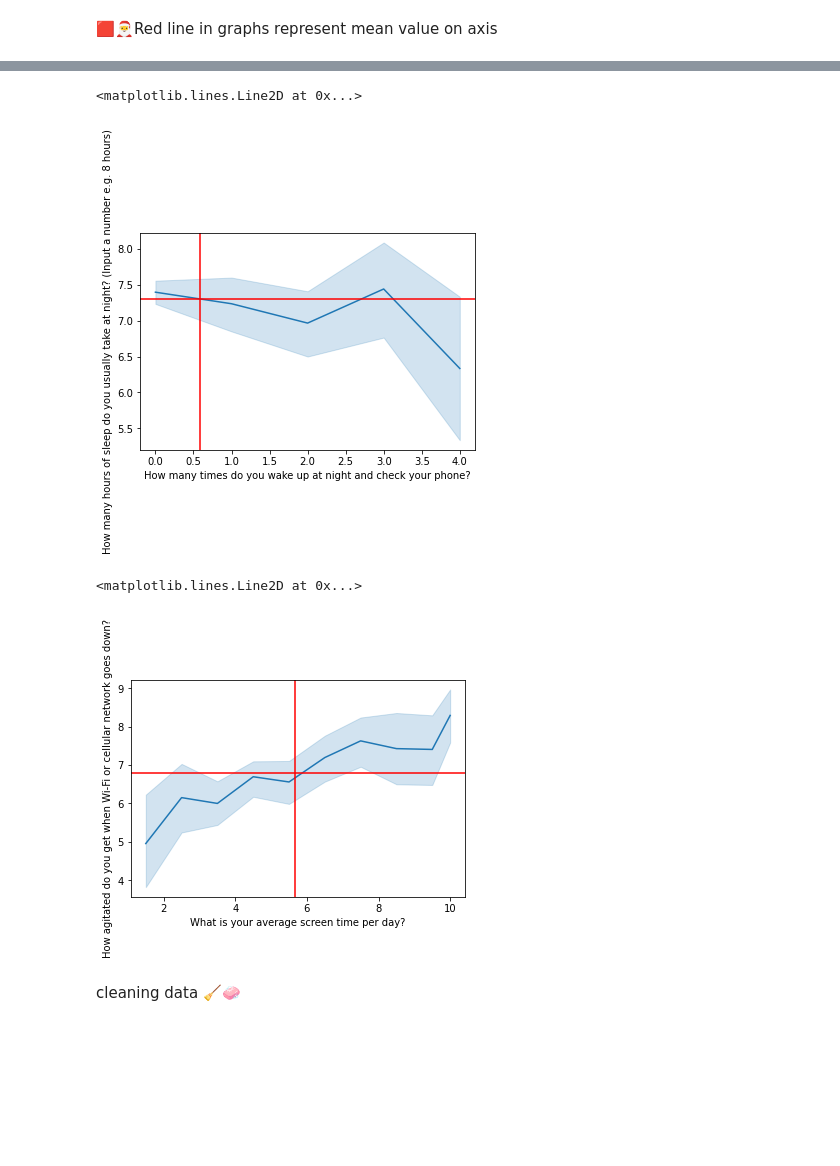
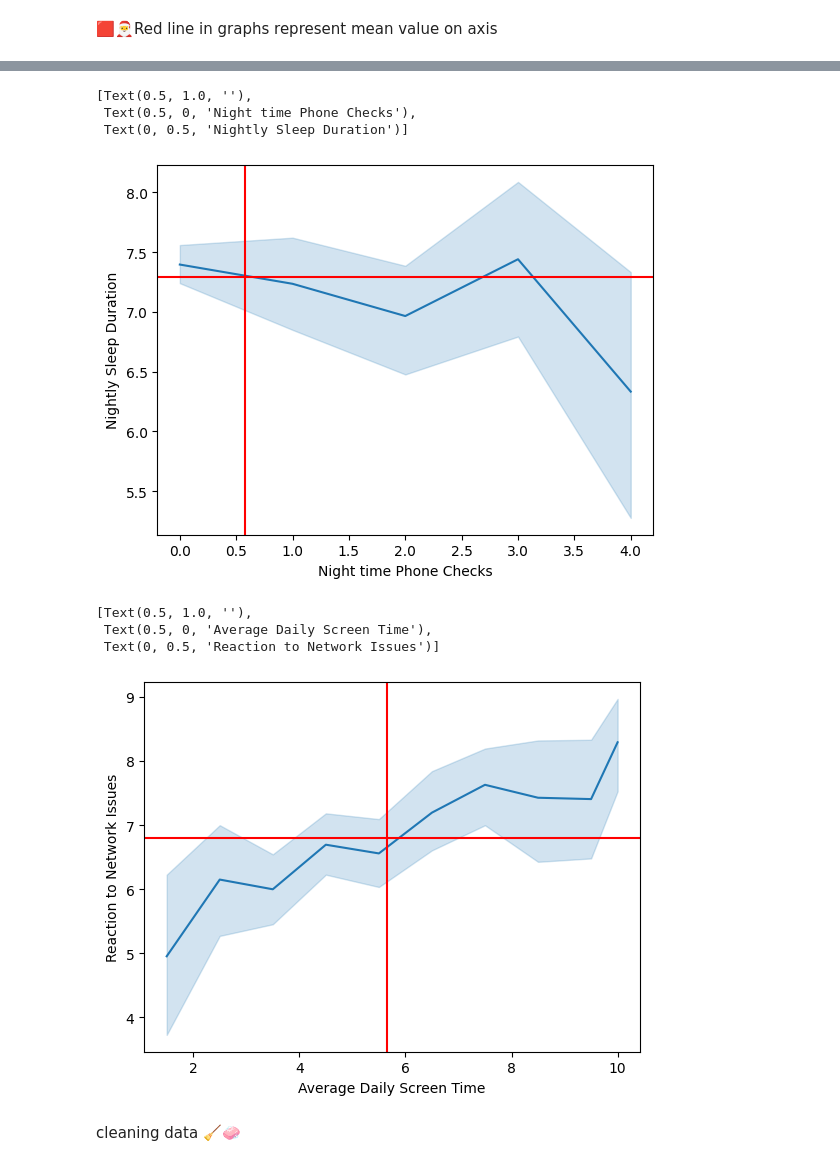
Before and after one commit to nash268/nomophobia_dataAnalysis_report, a Jupyter notebook: Nomophobia2_0.ipynb, the cells around one changed output, grey strips where cells are left out. Drawn from its saved outputs; the diff is of its cells as text; code cells hidden in the pictures; blank space fills up the shorter version.

```diff
--- a/Nomophobia2_0.ipynb
+++ b/Nomophobia2_0.ipynb
@@ -436,19 +474,25 @@ night.axhline(entries["At what age did you get your first phone?(input a number.
 # %%
-night=sns.lineplot(data=entries, y="How many hours of sleep do you usually take at night? (Input a number e.g. 8 hours)", x="How many times do you wake up at night and check your phone?"
+ax=sns.lineplot(data=entries, y="How many hours of sleep do you usually take at night? (Input a number e.g. 8 hours)", x="How many times do you wake up at night and check your phone?"
 )
-night.axvline(entries["How many times do you wake up at night and check your phone?"].mean(), color="red")
-night.axhline(entries["How many hours of sleep do you usually take at night? (Input a number e.g. 8 hours)"].mean(), color="red")
+ax.axvline(entries["How many times do you wake up at night and check your phone?"].mean(), color="red")
+ax.axhline(entries["How many hours of sleep do you usually take at night? (Input a number e.g. 8 hours)"].mean(), color="red")
+ax.set(title="", xlabel="Night time Phone Checks", ylabel="Nightly Sleep Duration")
 # %% [output]
-<matplotlib.lines.Line2D at 0x...>
+[Text(0.5, 1.0, ''),
+ Text(0.5, 0, 'Night time Phone Checks'),
+ Text(0, 0.5, 'Nightly Sleep Duration')]
-[figure, old version]
+[figure, new version]
 # %%
-night=sns.lineplot(data=entries, y="How agitated do you get when Wi-Fi or cellular network goes down?", x="What is your average screen time per day?"
+ax=sns.lineplot(data=entries, y="How agitated do you get when Wi-Fi or cellular network goes down?", x="What is your average screen time per day?"
 )
-night.axvline(entries["What is your average screen time per day?"].mean(), color="red")
-night.axhline(entries["How agitated do you get when Wi-Fi or cellular network goes down?"].mean(), color="red")
+ax.axvline(entries["What is your average screen time per day?"].mean(), color="red")
+ax.axhline(entries["How agitated do you get when Wi-Fi or cellular network goes down?"].mean(), color="red")
+ax.set(title="", xlabel="Average Daily Screen Time", ylabel="Reaction to Network Issues")
 # %% [output]
-<matplotlib.lines.Line2D at 0x...>
+[Text(0.5, 1.0, ''),
+ Text(0.5, 0, 'Average Daily Screen Time'),
+ Text(0, 0.5, 'Reaction to Network Issues')]
-[figure, old version]
+[figure, new version]
 # %% [markdown]
 cleaning data 🧹🧼
 # %%
```
Also changed, not shown: parts of 8 cells of this notebook.
